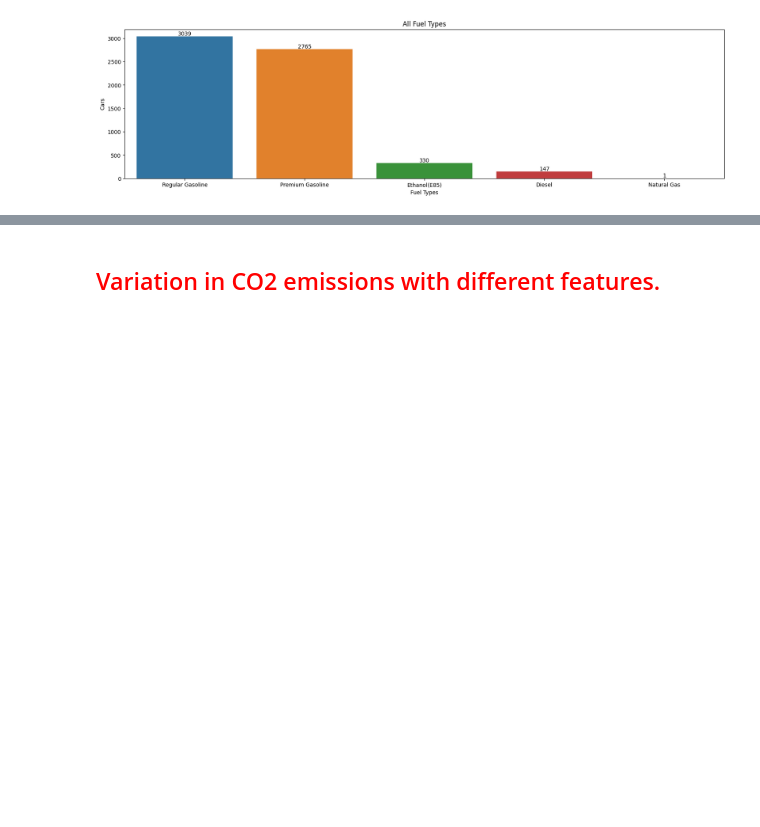
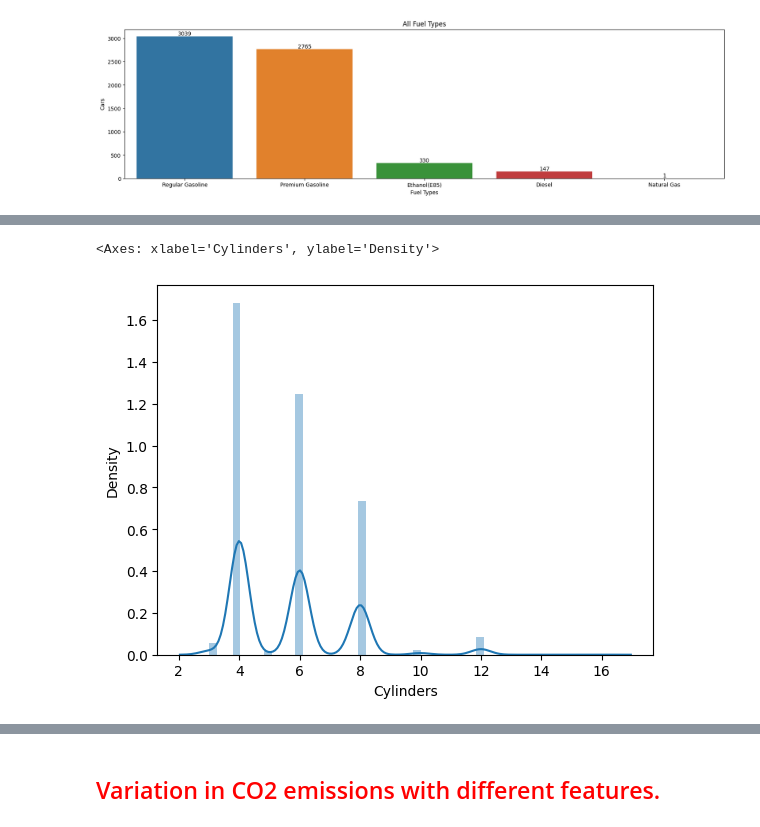
Before and after one commit to rajveersinghcse/CO2-Emission-Prediction, a Jupyter notebook: co2_emission_by_vehicle_project.ipynb, the cells around one changed output, grey strips where cells are left out. Cells and saved outputs as stored; diff of their text form; code cells hidden in the pictures; blank space fills up the shorter version.

```diff
--- a/co2_emission_by_vehicle_project.ipynb
+++ b/co2_emission_by_vehicle_project.ipynb
@@ -403,0 +409,5 @@ plt.show()
+# %%
+sns.distplot(df['Cylinders'])
+# %% [output]
+<Axes: xlabel='Cylinders', ylabel='Density'>
+[figure, added]
```
Also changed, not shown: parts of 8 cells of this notebook.
